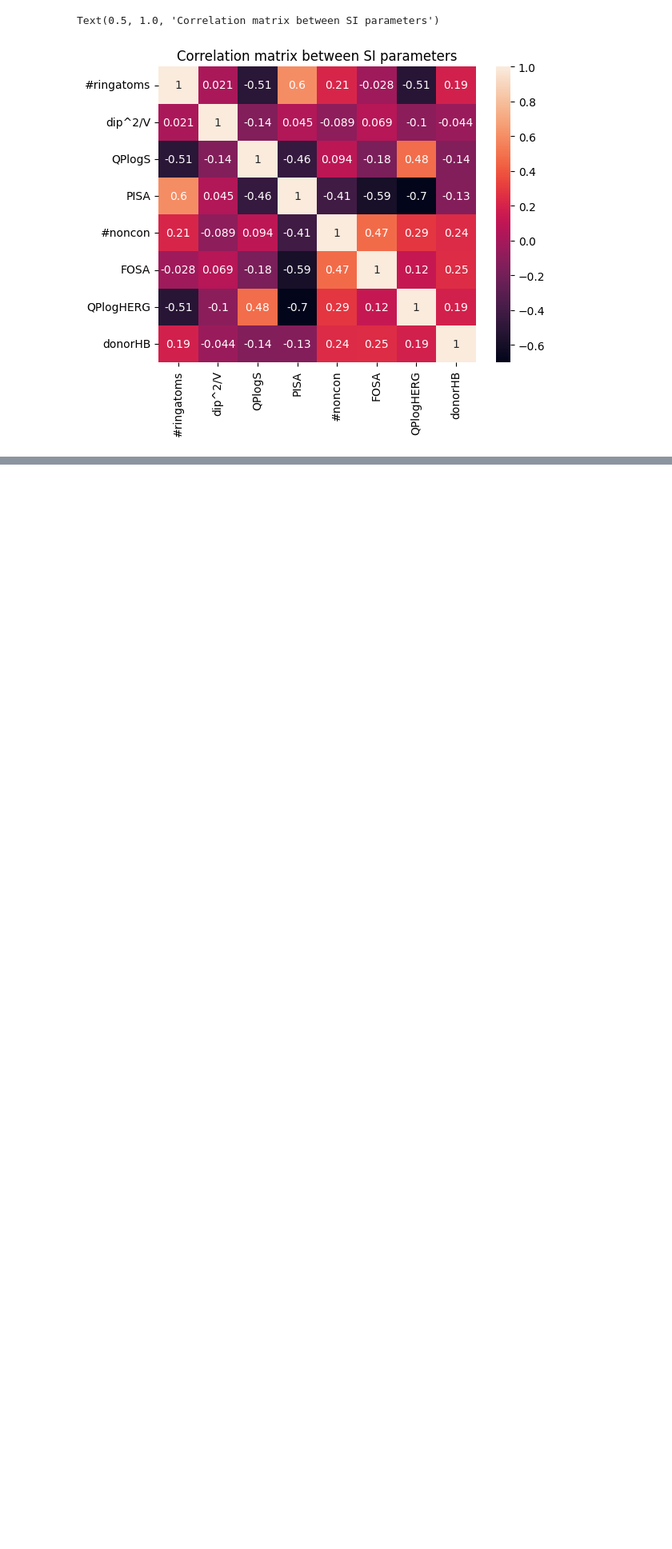
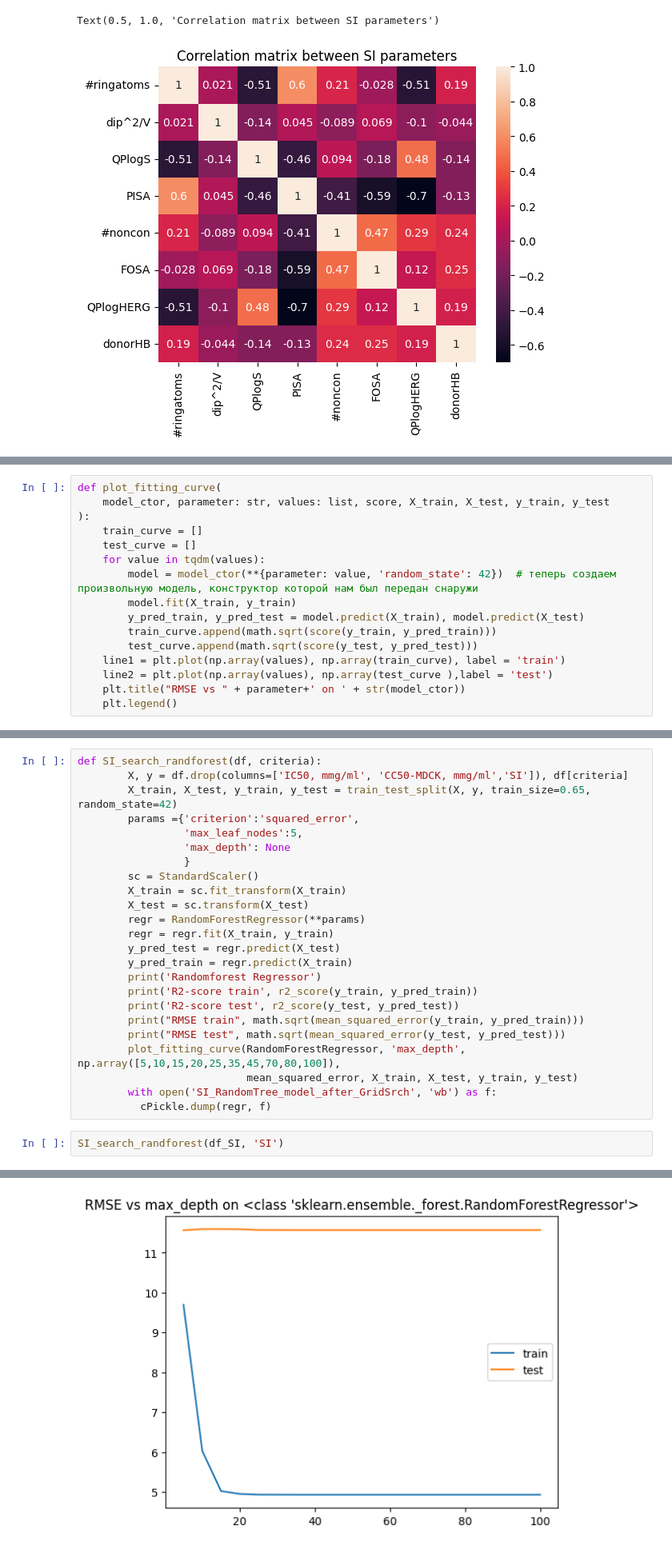
Before and after one commit to mawerid/chemoinformatics_detection, a Jupyter notebook: models/ATOMIC_HACK_TMANVIT.ipynb, the cells around one changed output, grey strips where cells are left out. Shown at 80% size. Saved outputs shown, nothing was run; the diff lists cells and outputs as text; blank space fills up the shorter version.

```diff
--- a/models/ATOMIC_HACK_TMANVIT.ipynb
+++ b/models/ATOMIC_HACK_TMANVIT.ipynb
@@ -687,0 +692,16 @@ print(xgb_grid.best_score_)
+# %%
+def plot_fitting_curve(
+    model_ctor, parameter: str, values: list, score, X_train, X_test, y_train, y_test
+):
+    train_curve = []
+    test_curve = []
+    for value in tqdm(values):
+        model = model_ctor(**{parameter: value, 'random_state': 42})  # теперь создаем произвольную модель, конструктор которой нам был передан снаружи
+        model.fit(X_train, y_train)
+        y_pred_train, y_pred_test = model.predict(X_train), model.predict(X_test)
+        train_curve.append(math.sqrt(score(y_train, y_pred_train)))
+        test_curve.append(math.sqrt(score(y_test, y_pred_test)))
+    line1 = plt.plot(np.array(values), np.array(train_curve), label = 'train')
+    line2 = plt.plot(np.array(values), np.array(test_curve ),label = 'test')
+    plt.title("RMSE vs " + parameter+' on ' + str(model_ctor))
+    plt.legend()
@@ -687,0 +819,27 @@ print(xgb_grid.best_score_)
+# %%
+def SI_search_randforest(df, criteria):
+        X, y = df.drop(columns=['IC50, mmg/ml', 'CC50-MDCK, mmg/ml','SI']), df[criteria]
+        X_train, X_test, y_train, y_test = train_test_split(X, y, train_size=0.65, random_state=42)
+        params ={'criterion':'squared_error',
+                 'max_leaf_nodes':5,
+                 'max_depth': None
+                 }
+        sc = StandardScaler()
+        X_train = sc.fit_transform(X_train)
+        X_test = sc.transform(X_test)
+        regr = RandomForestRegressor(**params)
+        regr = regr.fit(X_train, y_train)
+        y_pred_test = regr.predict(X_test)
+        y_pred_train = regr.predict(X_train)
+        print('Randomforest Regressor')
+        print('R2-score train', r2_score(y_train, y_pred_train))
+        print('R2-score test', r2_score(y_test, y_pred_test))
+        print("RMSE train", math.sqrt(mean_squared_error(y_train, y_pred_train)))
+        print("RMSE test", math.sqrt(mean_squared_error(y_test, y_pred_test)))
+        plot_fitting_curve(RandomForestRegressor, 'max_depth', np.array([5,10,15,20,25,35,45,70,80,100]),
+                           mean_squared_error, X_train, X_test, y_train, y_test)
+        with open('SI_RandomTree_model_after_GridSrch', 'wb') as f:
+          cPickle.dump(regr, f)
+# %%
+SI_search_randforest(df_SI, 'SI')
+# %% [output]
@@ -687,0 +851 @@ print(xgb_grid.best_score_)
+[figure, added]
```
Also changed, not shown: parts of 49 cells of this notebook, 10 other files.
